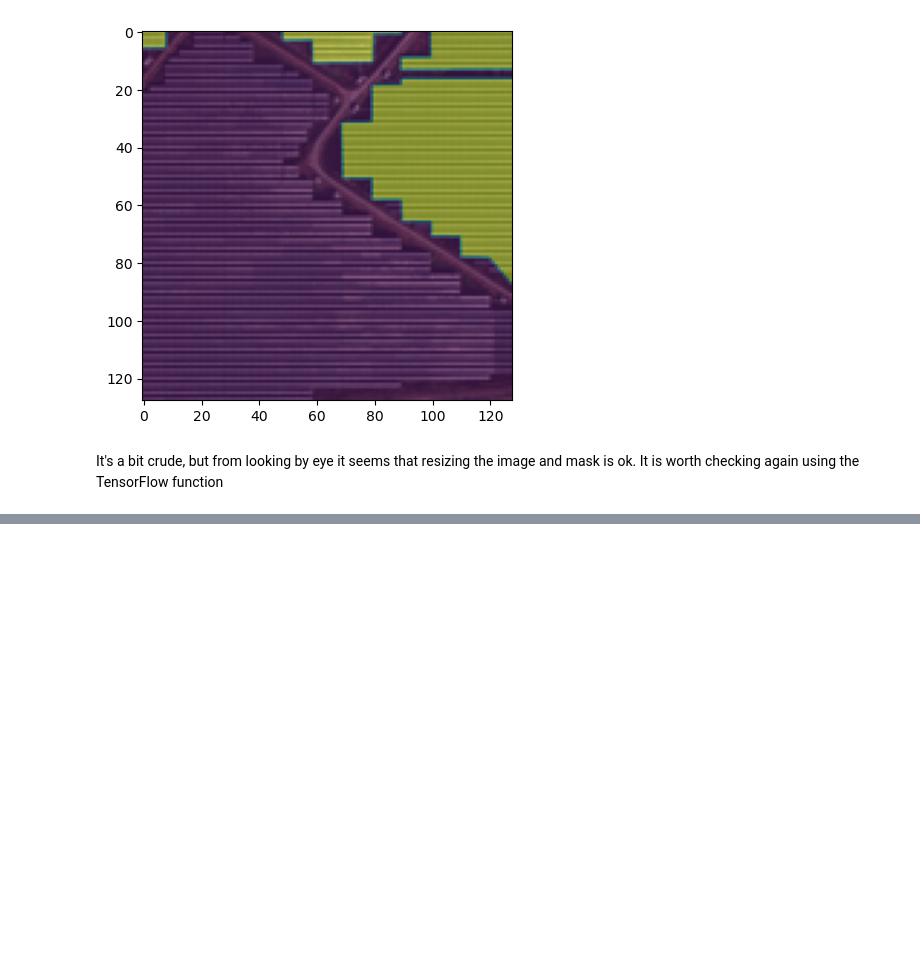
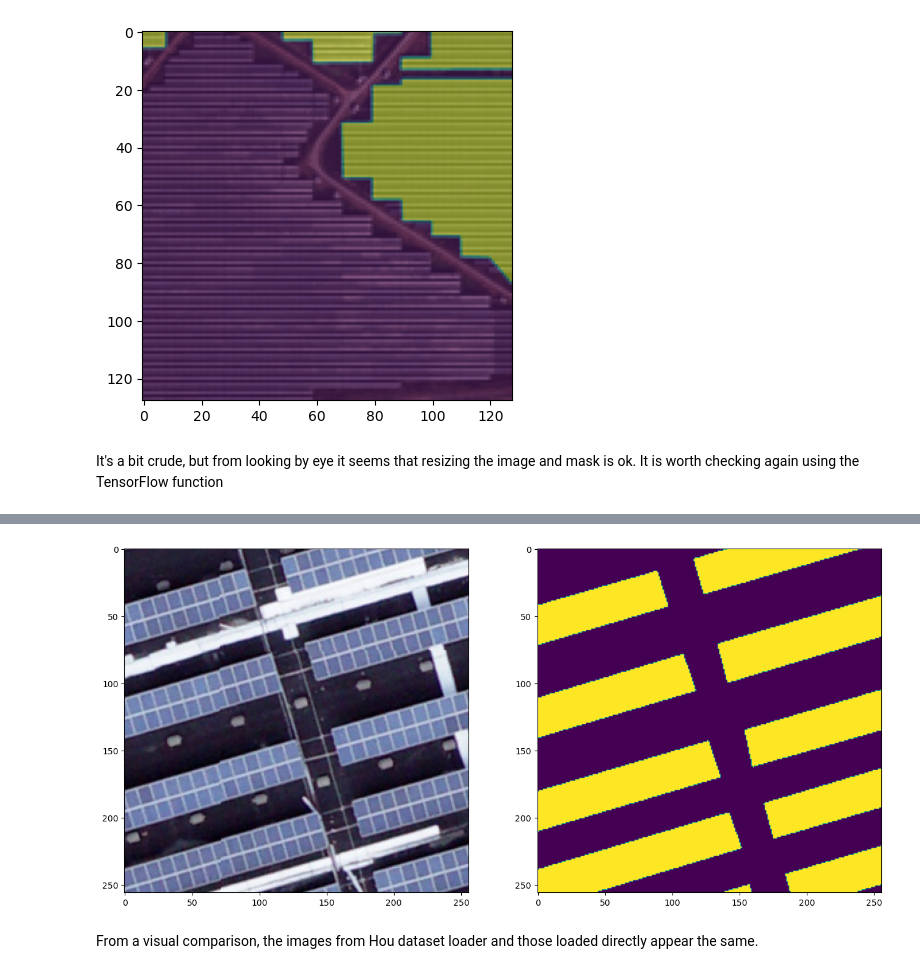
Before and after one commit to ADPriceless/TDA_FinalProject_Solar, a Jupyter notebook: exploration.ipynb, the cells around one changed output, grey strips where cells are left out. Saved outputs shown, nothing was run; the diff lists cells and outputs as text; code cells hidden in the pictures; blank space fills up the shorter version.

```diff
--- a/exploration.ipynb
+++ b/exploration.ipynb
@@ -127,0 +166,8 @@ It's a bit crude, but from looking by eye it seems that resizing the image and m
+# %%
+# display image directly from filepath
+img, mask = load_image_mask_pair(img_path_rt_concrete0)
+display_img_and_mask(img, mask)
+# %% [output]
+[figure, added]
+# %% [markdown]
+From a visual comparison, the images from Hou dataset loader and those loaded directly appear the same.
```
Also changed, not shown: parts of 7 cells of this notebook, 3 other files.
